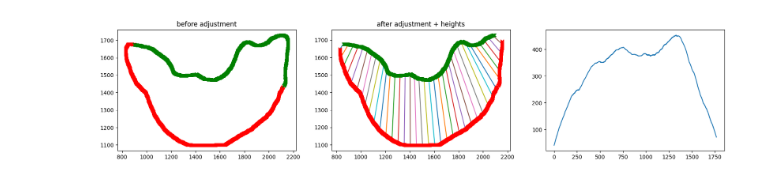
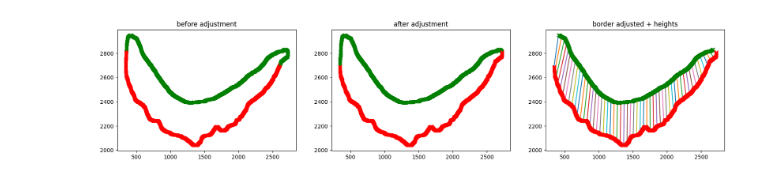
Before and after one commit to lucieDLE/trachoma, a Jupyter notebook: src/py/notebooks/create_heights.ipynb, the cells around one changed output. Saved outputs shown, nothing was run; the diff lists cells and outputs as text; code cells hidden in the pictures.

Commit message:
WIP: height based model

```diff
--- a/src/py/notebooks/create_heights.ipynb
+++ b/src/py/notebooks/create_heights.ipynb
@@ -102,7 +102,7 @@ import torch
 import cv2
 from scipy.spatial.distance import cdist
 # %%
-row = df.iloc[6]
+row = df.iloc[0]
 
 seg_path = os.path.join(mount_point, row['seg'])
 seg = torch.tensor(sitk.GetArrayFromImage(sitk.ReadImage(seg_path)).copy())
@@ -130,36 +130,42 @@ elif len(np.unique(seg))>1:
   cnt_bottom, cnt_top = adjust_array(cnt_bottom, cnt_top)
   cnt_top, cnt_bottom = adjust_array(cnt_top, cnt_bottom)
 
+  plt.subplot(132)
+  plt.plot(cnt_top[:,0], cnt_top[:,1], 'xg')
+  plt.plot(cnt_bottom[:,0], cnt_bottom[:,1], 'xr')
+  plt.title('after adjustment')
+
+
   ## adjust borders -
   max_left_y = np.argmax(cnt_top[:300,1])
   max_right_y = np.argmax(cnt_top[-300:,1])
   pos_left = cnt_top.shape[0] - 300
 
   cnt_top = cnt_top[max_left_y:pos_left+max_right_y]
 
   ## downsample bottom
   # cnt_bottom_down = cnt_bottom[np.linspace(0, len(cnt_bottom)-1, cnt_top.shape[0], dtype=int)]
 
   ## upsample top
   cnt_top_resampled = resample_top_curve(cnt_top, target_len=cnt_bottom.shape[0])
 
   diff = cnt_top_resampled - cnt_bottom
   squared_diff = np.square(diff)
   sum_squared_diff = np.sum(squared_diff,axis=1)
   distance = np.sqrt(sum_squared_diff)
 
-  plt.subplot(132)
+  plt.subplot(133)
 
   for idx in range(0,cnt_top_resampled.shape[0], 50):
     dx = [cnt_bottom[idx,0], cnt_top_resampled[idx,0]]
     dy = [cnt_bottom[idx,1], cnt_top_resampled[idx,1]]
     plt.plot(dx, dy)
 
   plt.plot(cnt_top_resampled[:,0], cnt_top_resampled[:,1], 'xg')
   plt.plot(cnt_bottom[:,0], cnt_bottom[:,1], 'xr')
-  plt.title('after adjustment + heights')
+  plt.title('border adjusted + heights')
 
-  plt.subplot(133)
-  plt.plot(np.arange(distance.shape[0]),distance)
+  # plt.subplot(133)
+  # plt.plot(np.arange(distance.shape[0]),distance)
 # %% [output]
-[figure, old version]
+[figure, new version]
```
Also changed, not shown: 5 other files.
